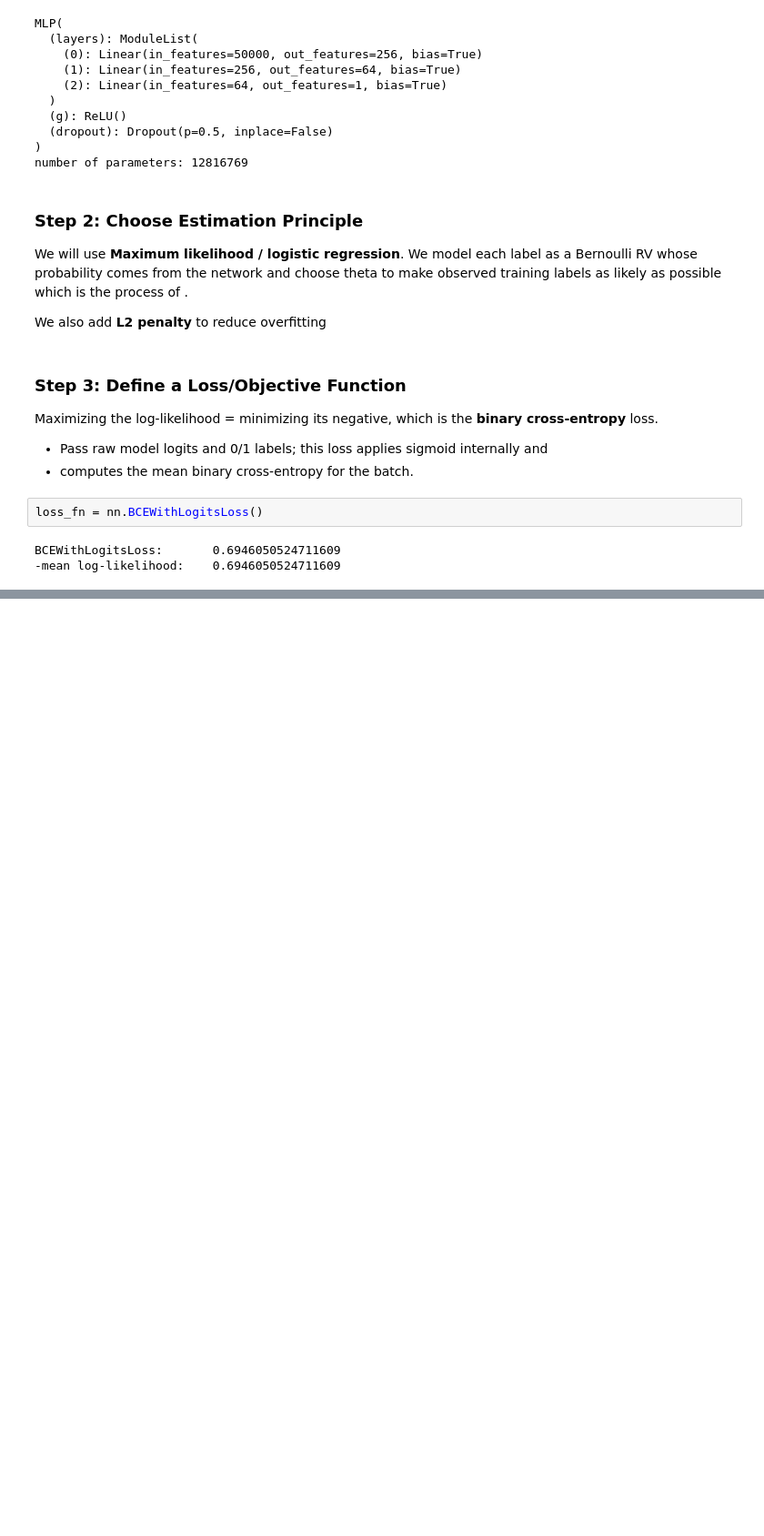
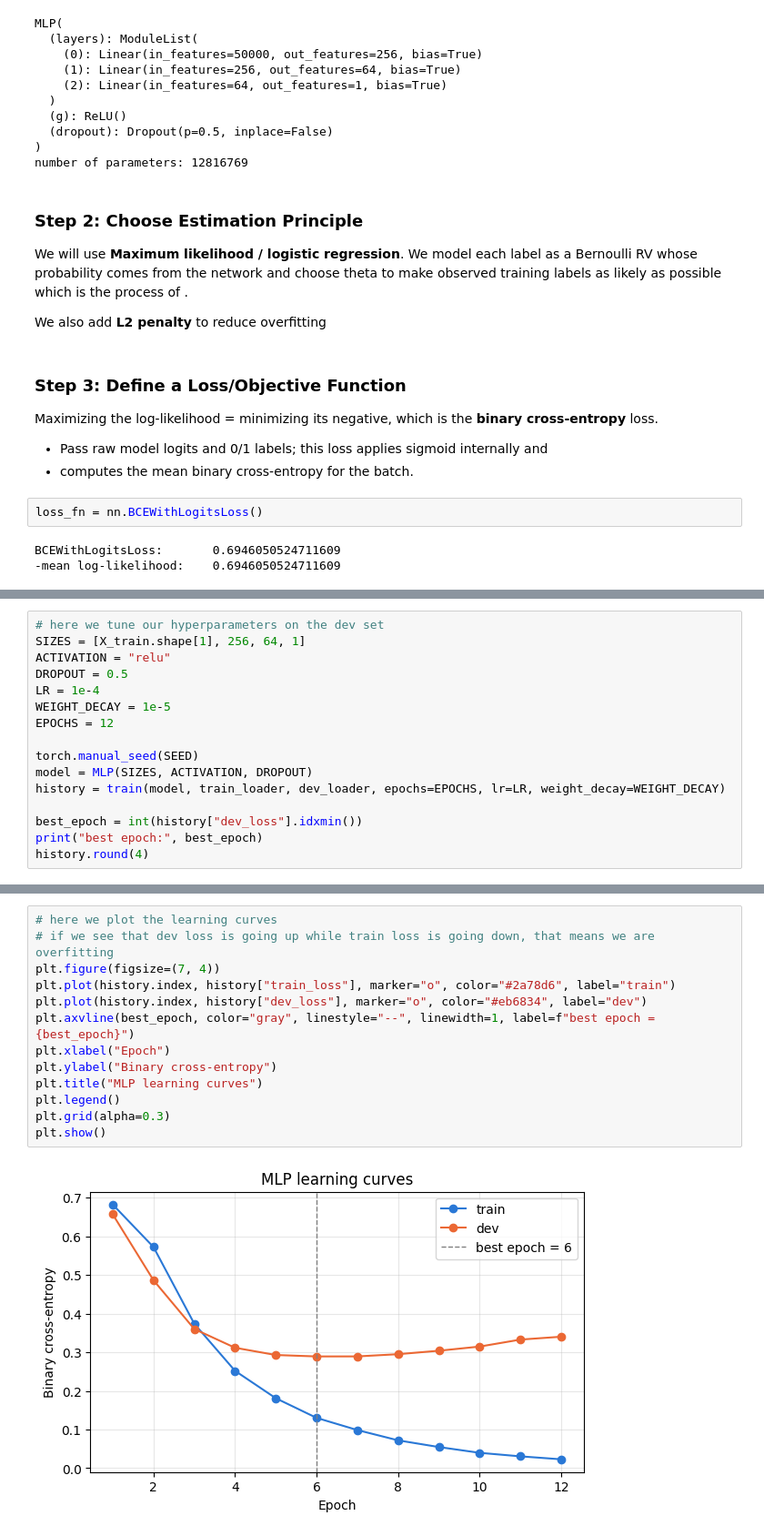
Before and after one commit to rachichi/human-or-ai-submissions-team-27, a Jupyter notebook: submissions/team_27/neuralnet_rl998.ipynb, the cells around one changed output, grey strips where cells are left out. Shown at 91% size. Drawn from its saved outputs; the diff is of its cells as text; blank space fills up the shorter version.

```diff
--- a/submissions/team_27/neuralnet_rl998.ipynb
+++ b/submissions/team_27/neuralnet_rl998.ipynb
@@ -216,0 +279,16 @@ PyTorch's `loss.backward()` derives the gradient with cross entropy and sigmoid
+# %%
+# here we tune our hyperparameters on the dev set
+SIZES = [X_train.shape[1], 256, 64, 1]
+ACTIVATION = "relu"
+DROPOUT = 0.5
+LR = 1e-4
+WEIGHT_DECAY = 1e-5
+EPOCHS = 12
+
+torch.manual_seed(SEED)
+model = MLP(SIZES, ACTIVATION, DROPOUT)
+history = train(model, train_loader, dev_loader, epochs=EPOCHS, lr=LR, weight_decay=WEIGHT_DECAY)
+
+best_epoch = int(history["dev_loss"].idxmin())
+print("best epoch:", best_epoch)
+history.round(4)
@@ -216,0 +323,15 @@ PyTorch's `loss.backward()` derives the gradient with cross entropy and sigmoid
+# %%
+# here we plot the learning curves
+# if we see that dev loss is going up while train loss is going down, that means we are overfitting
+plt.figure(figsize=(7, 4))
+plt.plot(history.index, history["train_loss"], marker="o", color="#2a78d6", label="train")
+plt.plot(history.index, history["dev_loss"], marker="o", color="#eb6834", label="dev")
+plt.axvline(best_epoch, color="gray", linestyle="--", linewidth=1, label=f"best epoch = {best_epoch}")
+plt.xlabel("Epoch")
+plt.ylabel("Binary cross-entropy")
+plt.title("MLP learning curves")
+plt.legend()
+plt.grid(alpha=0.3)
+plt.show()
+# %% [output]
+[figure, added]
```
Also changed, not shown: parts of 4 cells of this notebook.
